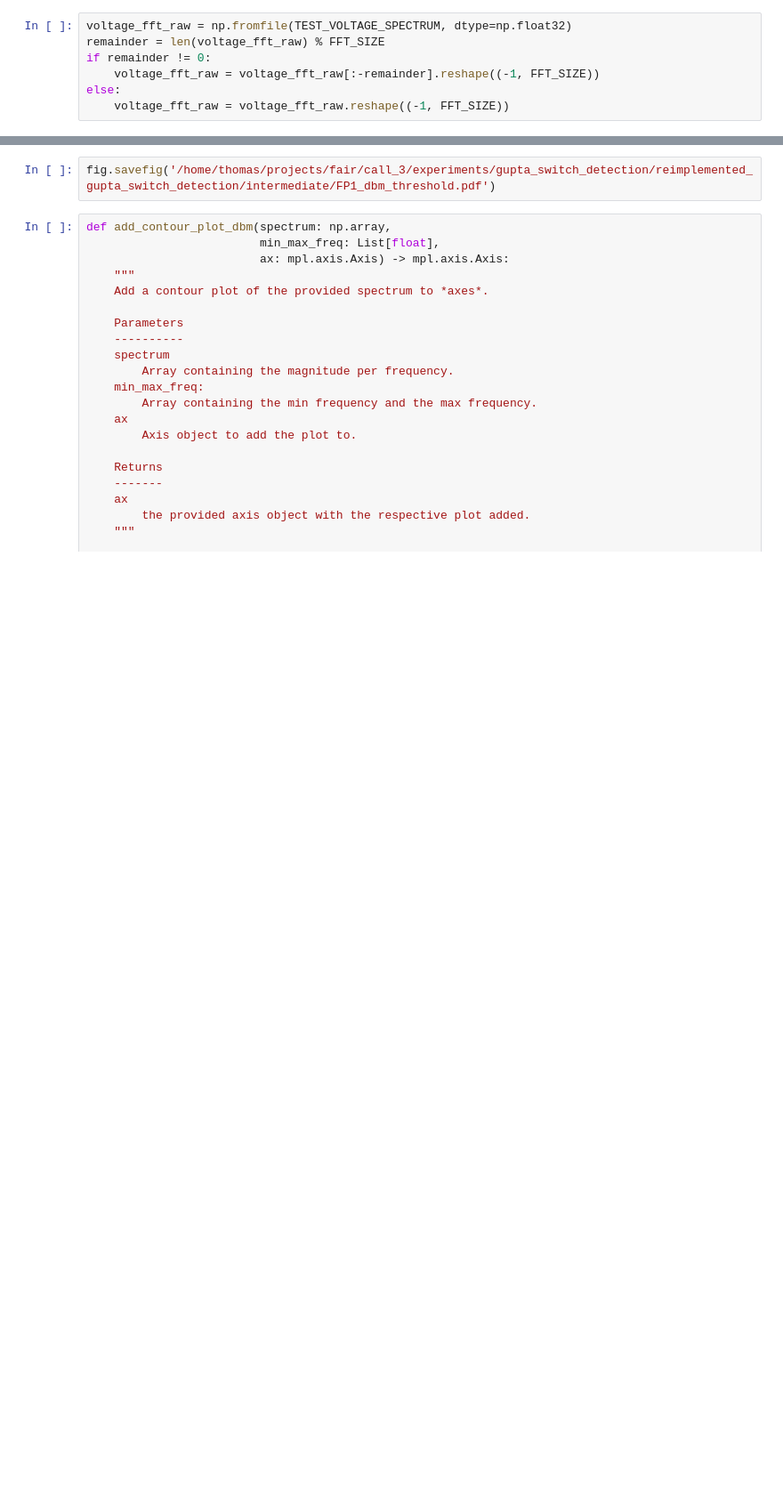
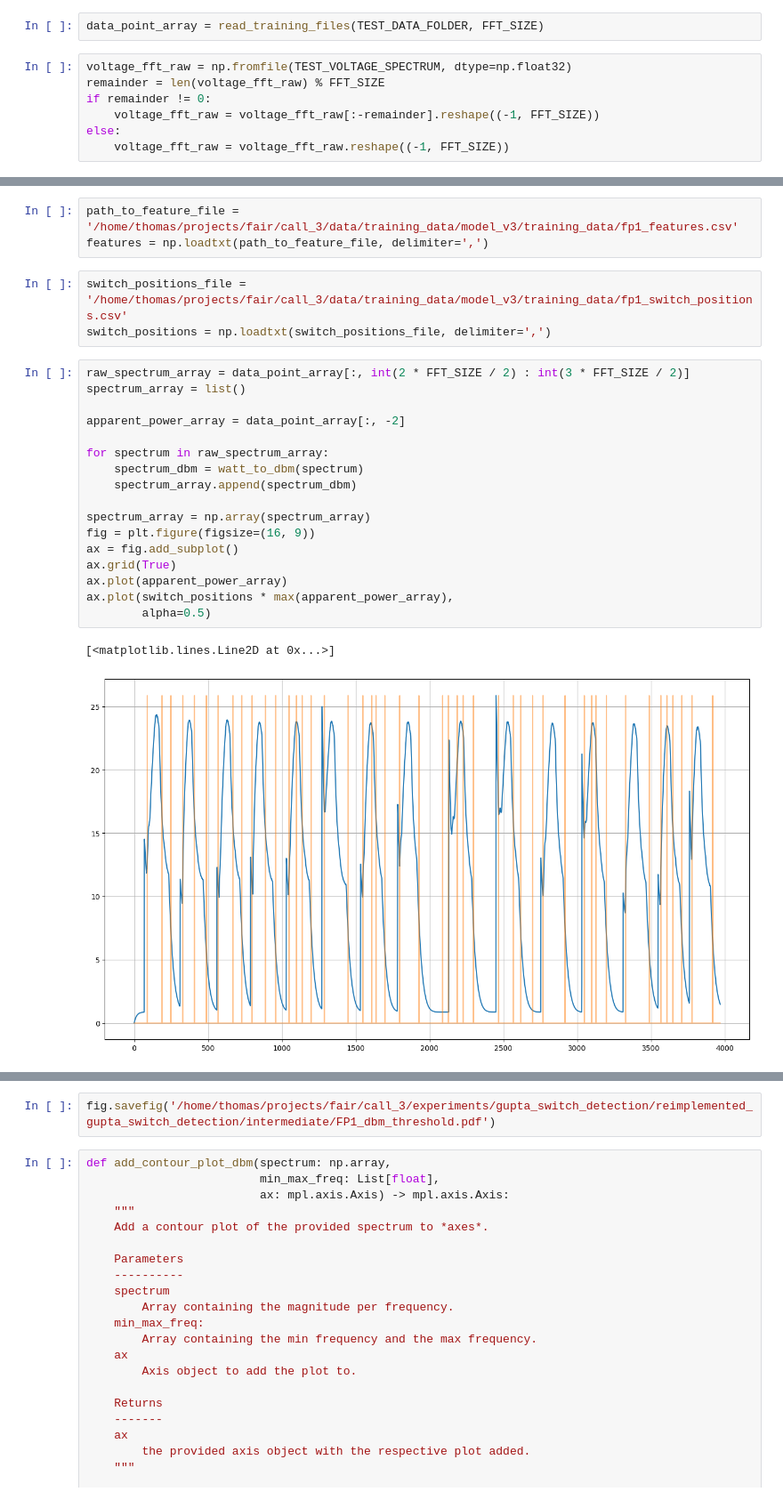
Before and after one commit to fair-acc/pulsed-power-ml, a Jupyter notebook: src/pulsed_power_ml/notebooks/GuptaSwitchDetection_NB_2023-01-18.ipynb, the cells around one changed output, grey strips where cells are left out. Shown at 89% size. Saved outputs shown, nothing was run; the diff lists cells and outputs as text; blank space fills up the shorter version.

```diff
--- a/src/pulsed_power_ml/notebooks/GuptaSwitchDetection_NB_2023-01-18.ipynb
+++ b/src/pulsed_power_ml/notebooks/GuptaSwitchDetection_NB_2023-01-18.ipynb
@@ -41,3 +67,5 @@ FFT_SIZE = 2**17
+# %%
+data_point_array = read_training_files(TEST_DATA_FOLDER, FFT_SIZE)
 # %%
 voltage_fft_raw = np.fromfile(TEST_VOLTAGE_SPECTRUM, dtype=np.float32)
 remainder = len(voltage_fft_raw) % FFT_SIZE
@@ -87,0 +127,26 @@ ax.grid(True)
+# %%
+path_to_feature_file = '/home/thomas/projects/fair/call_3/data/training_data/model_v3/training_data/fp1_features.csv'
+features = np.loadtxt(path_to_feature_file, delimiter=',')
+# %%
+switch_positions_file = '/home/thomas/projects/fair/call_3/data/training_data/model_v3/training_data/fp1_switch_positions.csv'
+switch_positions = np.loadtxt(switch_positions_file, delimiter=',')
+# %%
+raw_spectrum_array = data_point_array[:, int(2 * FFT_SIZE / 2) : int(3 * FFT_SIZE / 2)]
+spectrum_array = list()
+
+apparent_power_array = data_point_array[:, -2]
+
+for spectrum in raw_spectrum_array:
+    spectrum_dbm = watt_to_dbm(spectrum)
+    spectrum_array.append(spectrum_dbm)
+
+spectrum_array = np.array(spectrum_array)
+fig = plt.figure(figsize=(16, 9))
+ax = fig.add_subplot()
+ax.grid(True)
+ax.plot(apparent_power_array)
+ax.plot(switch_positions * max(apparent_power_array),
+        alpha=0.5)
+# %% [output]
+[<matplotlib.lines.Line2D at 0x...>]
+[figure, added]
```
Also changed, not shown: parts of 17 cells of this notebook, 2 other files.
